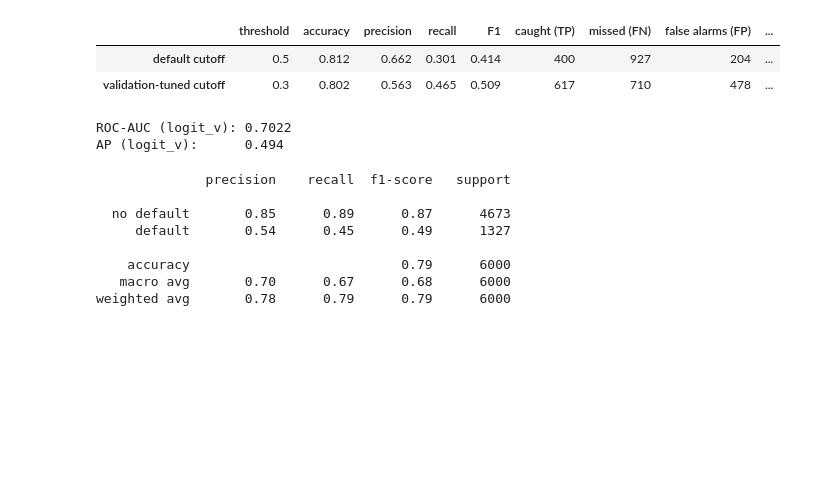
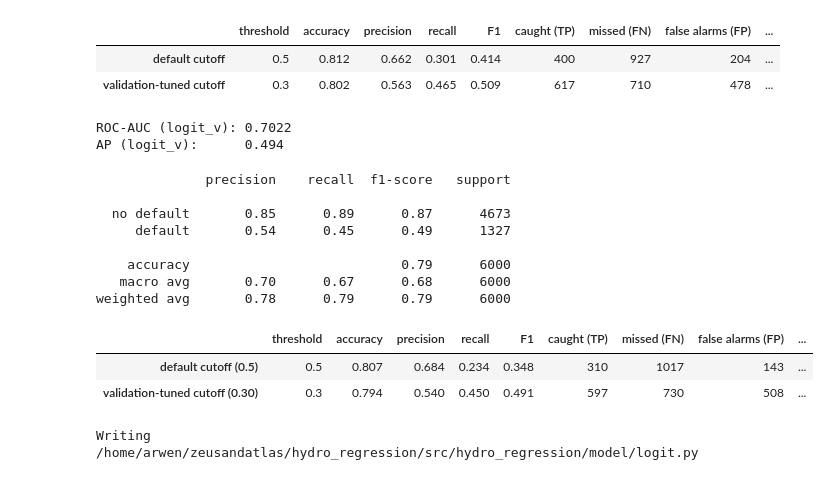
Before and after one commit to zeusandatlasgh/zeusandatlas, a Jupyter notebook: HWNotebooks/CPE486586_HigginbothamArwen_HW_04.ipynb, the cells around one changed output. Cells and saved outputs as stored; diff of their text form; code cells hidden in the pictures; blank space fills up the shorter version.

```diff
--- a/HWNotebooks/CPE486586_HigginbothamArwen_HW_04.ipynb
+++ b/HWNotebooks/CPE486586_HigginbothamArwen_HW_04.ipynb
@@ -1134,3 +1199,83 @@ print(classification_report(y_test, pred_full, target_names=["no default", "defa
     accuracy                           0.79      6000
    macro avg       0.70      0.67      0.68      6000
 weighted avg       0.78      0.79      0.79      6000
+# %%
+pd.DataFrame([summarize(y_test, proba, 0.5), summarize(y_test, proba, best_t)],
+             index=["default cutoff (0.5)", f"validation-tuned cutoff ({best_t:.2f})"]).round(3)
+# %% [output]
+|  | threshold | accuracy | precision | recall | F1 | caught (TP) | missed (FN) | false alarms (FP) | ... |
+| default cutoff (0.5) | 0.5 | 0.807 | 0.684 | 0.234 | 0.348 | 310 | 1017 | 143 | ... |
+| validation-tuned cutoff (0.30) | 0.3 | 0.794 | 0.540 | 0.450 | 0.491 | 597 | 730 | 508 | ... |
+# %%
+%%writefile /home/arwen/zeusandatlas/hydro_regression/src/hydro_regression/model/logit.py
+"""Logistic regression trained with mini-batch SGD on cross-entropy, in PyTorch."""
+
+import numpy as np
+import torch
+
+
+class LogisticRegression:
+    """Logistic regression trained with mini-batch SGD on cross-entropy, in PyTorch."""
+
+    def __init__(self, lr=0.1, epochs=30, batch_size=64, seed=0, verbose=True):
+        self.lr = lr
+        self.epochs = epochs
+        self.batch_size = batch_size
+        self.seed = seed
+        self.verbose = verbose
+        self.w_ = None               # weights, shape (n_features,)
+        self.b_ = None               # bias
+        self.loss_history = []       # training cross-entropy after each epoch
+
+    @staticmethod
+    def _sigmoid(z):
+        return torch.sigmoid(z)
+
+    @staticmethod
+    def _cross_entropy(p, y, eps=1e-12):
+        p = p.clamp(eps, 1 - eps)
+        return -(y * torch.log(p) + (1 - y) * torch.log(1 - p)).mean()
+
+    def fit(self, X, y):
+        X = torch.tensor(np.asarray(X, dtype=np.float64))
+        y = torch.tensor(np.asarray(y, dtype=np.float64))
+        n, d = X.shape
+
+        w = torch.zeros(d, dtype=X.dtype, requires_grad=True)
+        b = torch.zeros(1, dtype=X.dtype, requires_grad=True)
+        opt = torch.optim.SGD([w, b], lr=self.lr)
+
+        gen = torch.Generator().manual_seed(self.seed)
+        self.loss_history = []
+
+        for epoch in range(self.epochs):
+            perm = torch.randperm(n, generator=gen)        # reshuffle every epoch
+            for start in range(0, n, self.batch_size):
+                idx = perm[start:start + self.batch_size]
+                xb, yb = X[idx], y[idx]
+
+                opt.zero_grad()
+                p = self._sigmoid(xb @ w + b)
+                loss = self._cross_entropy(p, yb)
+                loss.backward()
+                opt.step()
+
+            with torch.no_grad():                          # full-data loss for a clean curve
+                full = self._cross_entropy(self._sigmoid(X @ w + b), y).item()
+            self.loss_history.append(full)
+            if self.verbose and (epoch % 5 == 0 or epoch == self.epochs - 1):
+                print(f"epoch {epoch:3d}  loss {full:.5f}")
+
+        self.w_ = w.detach().numpy()
+        self.b_ = b.detach().numpy()
+        return self
+
+    def predict_proba(self, X):
+        X = np.asarray(X, dtype=np.float64)
+        z = X @ self.w_ + self.b_
+        return 1 / (1 + np.exp(-z))
+
+    def predict(self, X, threshold=0.5):
+        return (self.predict_proba(X) >= threshold).astype(int)
+# %% [output]
+Writing /home/arwen/zeusandatlas/hydro_regression/src/hydro_regression/model/logit.py
```
Also changed, not shown: parts of 8 cells of this notebook, 1 other file.
